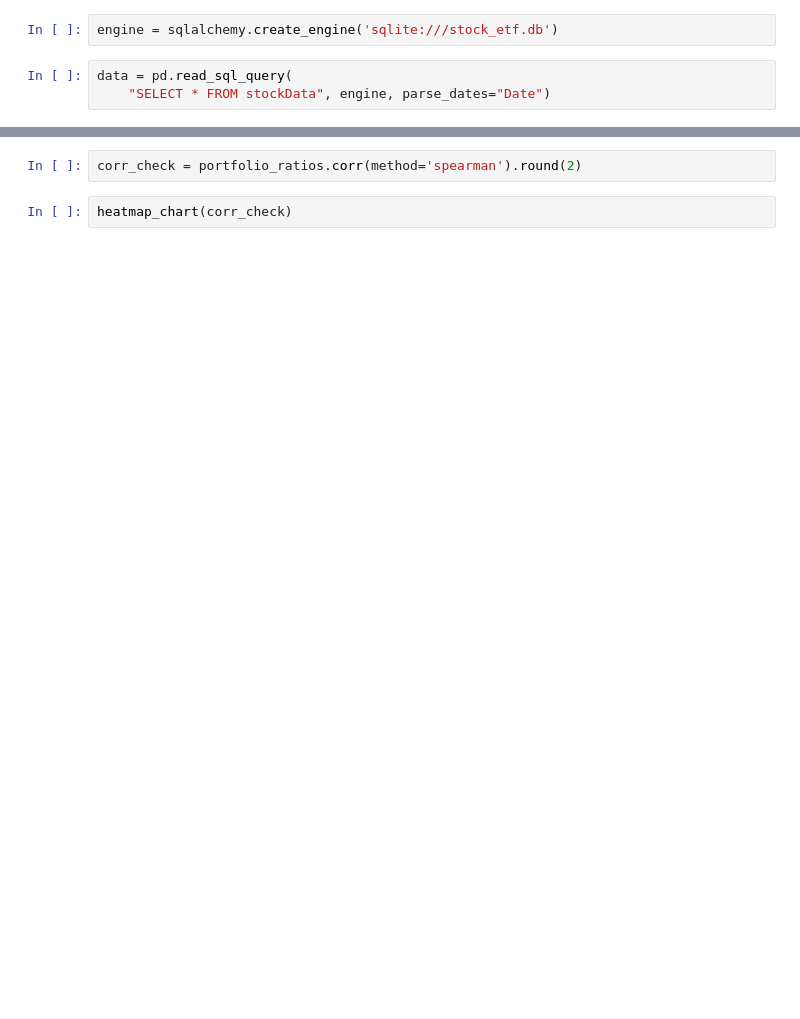
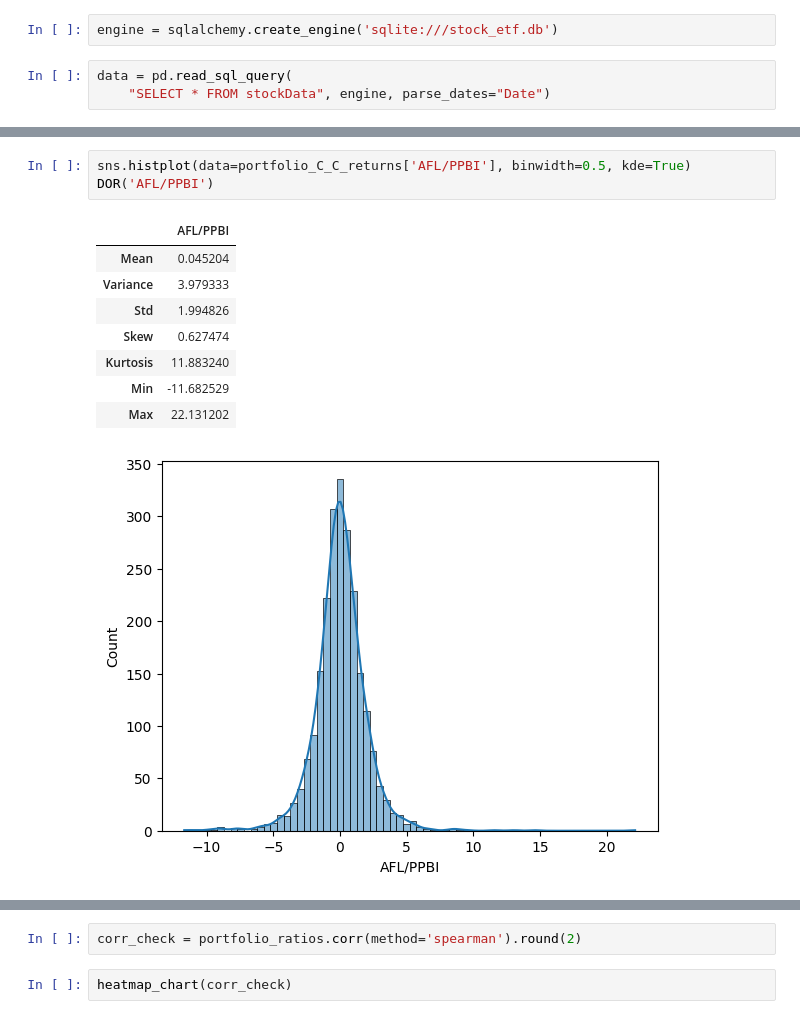
Before and after one commit to paul10116/Stock-Market, a Jupyter notebook: portfolio_metrics.ipynb, the cells around one changed output, grey strips where cells are left out. Cells and saved outputs as stored; diff of their text form; blank space fills up the shorter version.

```diff
--- a/portfolio_metrics.ipynb
+++ b/portfolio_metrics.ipynb
@@ -17,0 +68,13 @@ portfolio_ratios = pd.DataFrame({
+# %%
+sns.histplot(data=portfolio_C_C_returns['AFL/PPBI'], binwidth=0.5, kde=True)
+DOR('AFL/PPBI')
+# %% [output]
+|  | AFL/PPBI |
+| Mean | 0.045204 |
+| Variance | 3.979333 |
+| Std | 1.994826 |
+| Skew | 0.627474 |
+| Kurtosis | 11.883240 |
+| Min | -11.682529 |
+| Max | 22.131202 |
+[figure, added]
```
Also changed, not shown: parts of 12 cells of this notebook, 7 other files.
